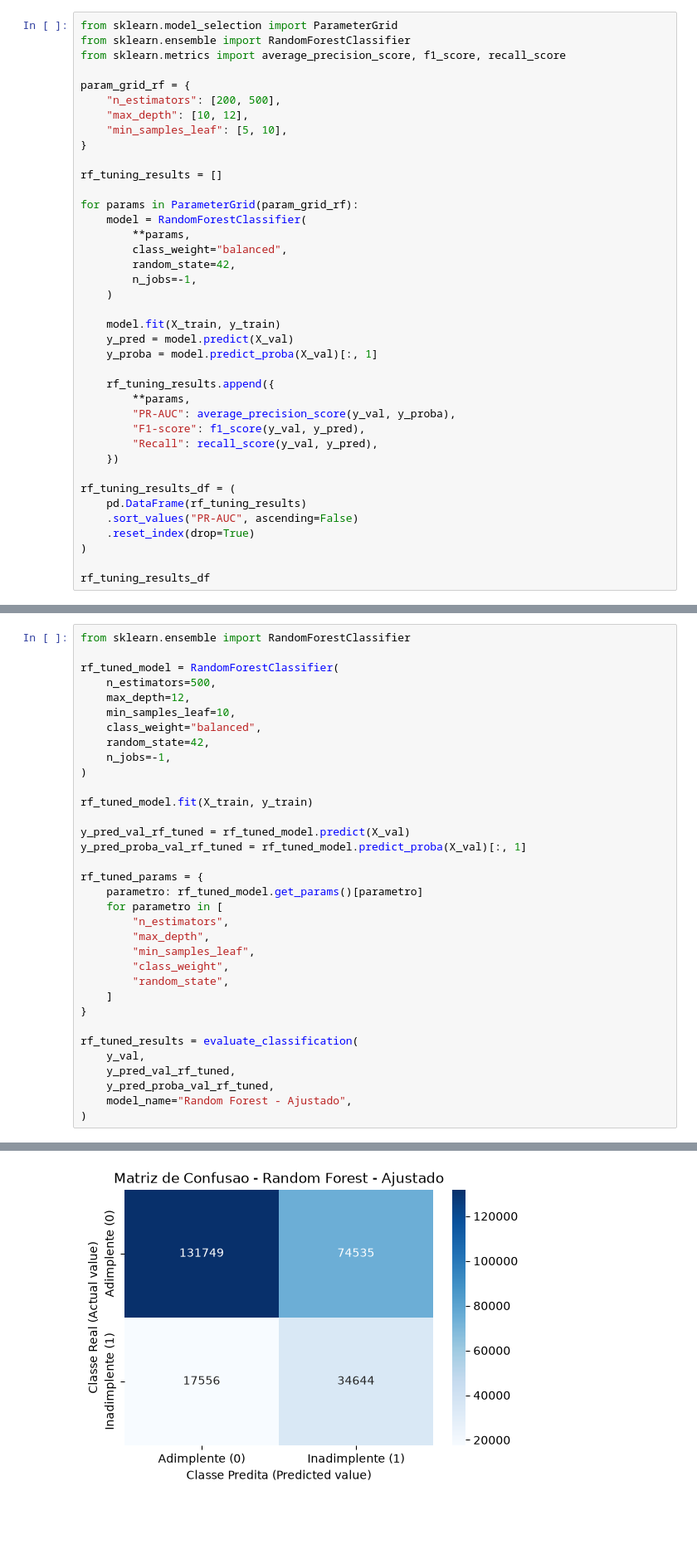
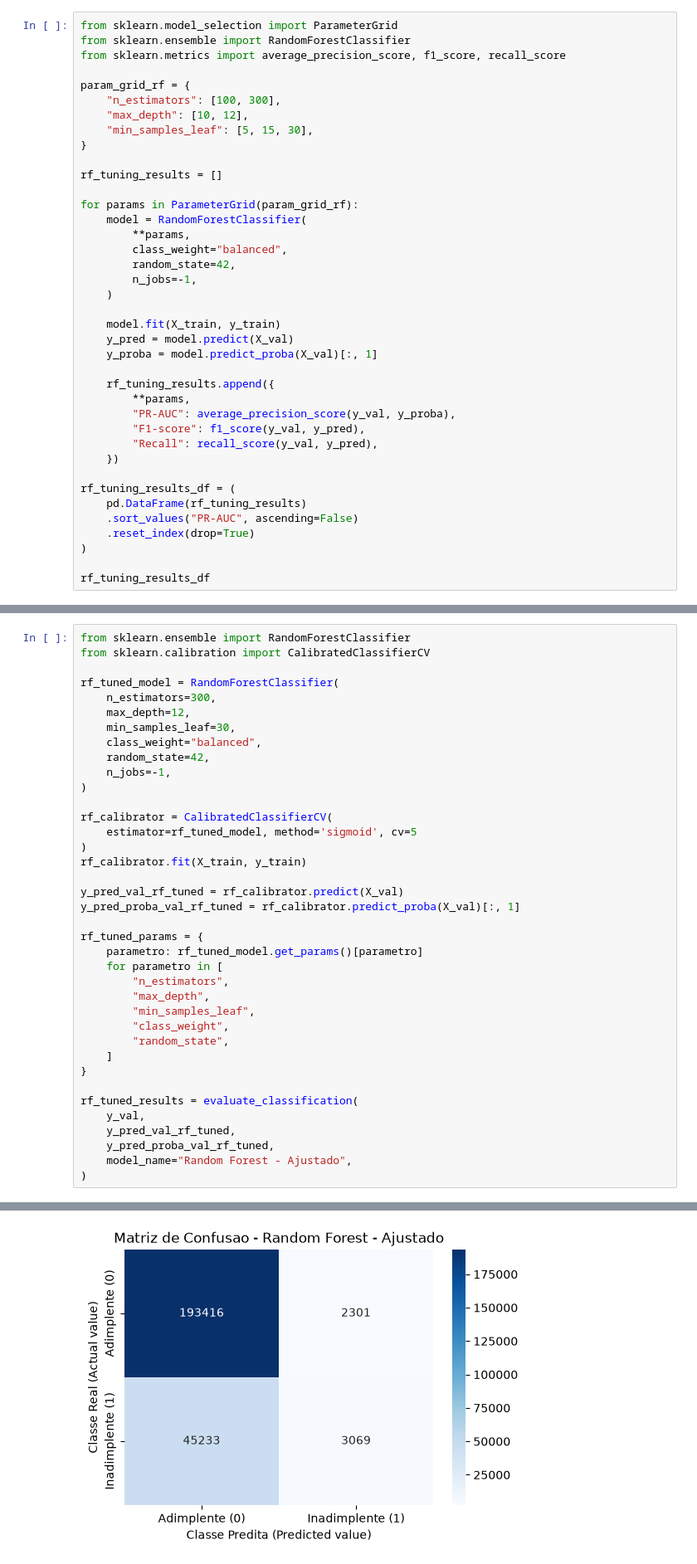
Before and after one commit to Heimrath/TCC-Inadimplencia-de-Credito, a Jupyter notebook: 03_Modelagem.ipynb, the cells around one changed output, grey strips where cells are left out. Shown at 83% size. Cells and saved outputs as stored; diff of their text form; blank space fills up the shorter version.

```diff
--- a/03_Modelagem.ipynb
+++ b/03_Modelagem.ipynb
@@ -188,9 +187,9 @@ from sklearn.ensemble import RandomForestClassifier
 from sklearn.metrics import average_precision_score, f1_score, recall_score
 
 param_grid_rf = {
-    "n_estimators": [200, 500],
+    "n_estimators": [100, 300],
     "max_depth": [10, 12],
-    "min_samples_leaf": [5, 10],
+    "min_samples_leaf": [5, 15, 30],
 }
 
 rf_tuning_results = []
@@ -237,20 +240,24 @@ rf_tuning_results_df
 Após a comparação das configurações testadas, a combinação com maior PR-AUC na validação é selecionada para compor o Random Forest ajustado. Em seguida, o modelo é treinado novamente com os parâmetros escolhidos e avaliado no conjunto de validação.
 # %%
 from sklearn.ensemble import RandomForestClassifier
+from sklearn.calibration import CalibratedClassifierCV
 
 rf_tuned_model = RandomForestClassifier(
-    n_estimators=500,
+    n_estimators=300,
     max_depth=12,
-    min_samples_leaf=10,
+    min_samples_leaf=30,
     class_weight="balanced",
     random_state=42,
     n_jobs=-1,
 )
 
-rf_tuned_model.fit(X_train, y_train)
+rf_calibrator = CalibratedClassifierCV(
+    estimator=rf_tuned_model, method='sigmoid', cv=5
+)
+rf_calibrator.fit(X_train, y_train)
 
-y_pred_val_rf_tuned = rf_tuned_model.predict(X_val)
-y_pred_proba_val_rf_tuned = rf_tuned_model.predict_proba(X_val)[:, 1]
+y_pred_val_rf_tuned = rf_calibrator.predict(X_val)
+y_pred_proba_val_rf_tuned = rf_calibrator.predict_proba(X_val)[:, 1]
 
 rf_tuned_params = {
     parametro: rf_tuned_model.get_params()[parametro]
@@ -279,4 +286,4 @@ Acuracia: 0.6437
-[figure, old version]
+[figure, new version]
 # %% [markdown]
 ## 4. XGBoost
 
```
Also changed, not shown: parts of 23 cells of this notebook.
